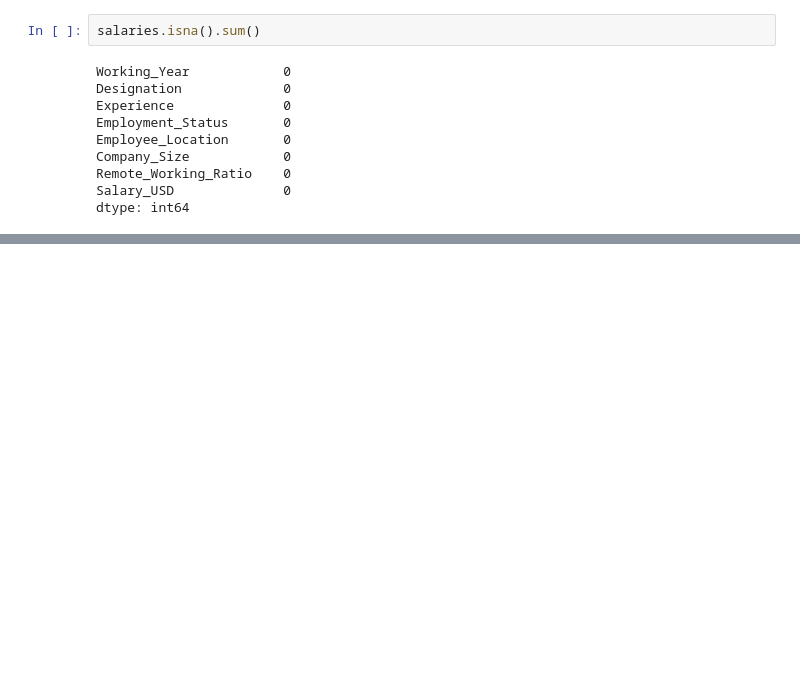
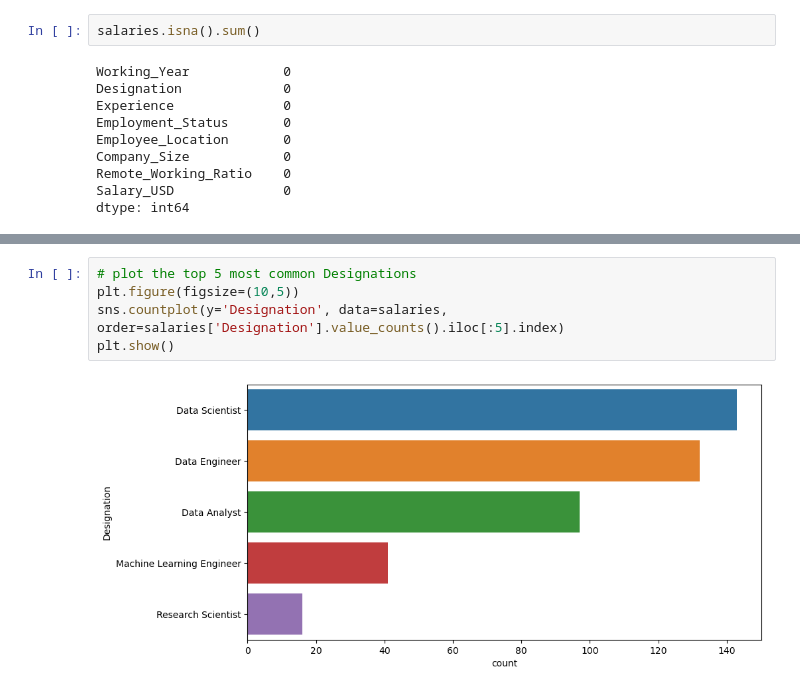
Before and after one commit to mezamateoj/DataProjects, a Jupyter notebook: EDA-Study/missing_values.ipynb, the cells around one changed output, grey strips where cells are left out. Saved outputs shown, nothing was run; the diff lists cells and outputs as text; blank space fills up the shorter version.

Commit message:
Add salaries exploration

```diff
--- a/EDA-Study/missing_values.ipynb
+++ b/EDA-Study/missing_values.ipynb
@@ -47,0 +81,7 @@ dtype: int64
+# %%
+# plot the top 5 most common Designations
+plt.figure(figsize=(10,5))
+sns.countplot(y='Designation', data=salaries, order=salaries['Designation'].value_counts().iloc[:5].index)
+plt.show()
+# %% [output]
+[figure, added]
```
Also changed, not shown: parts of 30 cells of this notebook.
